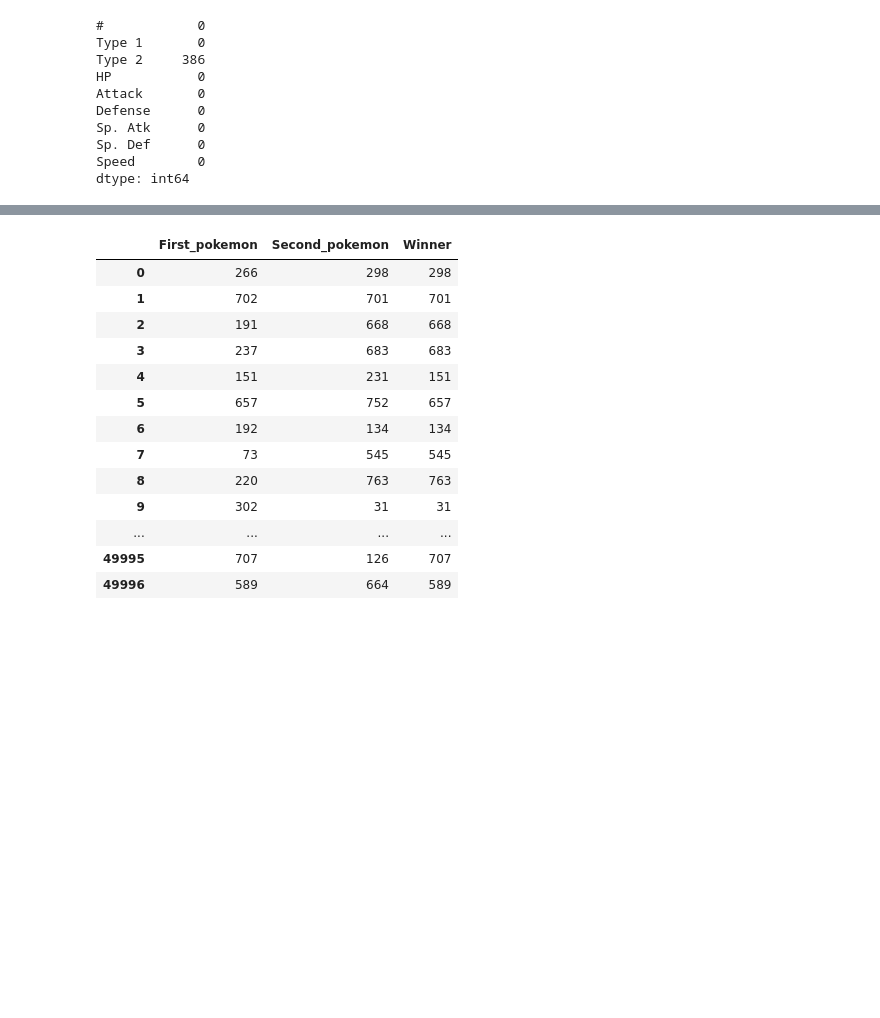
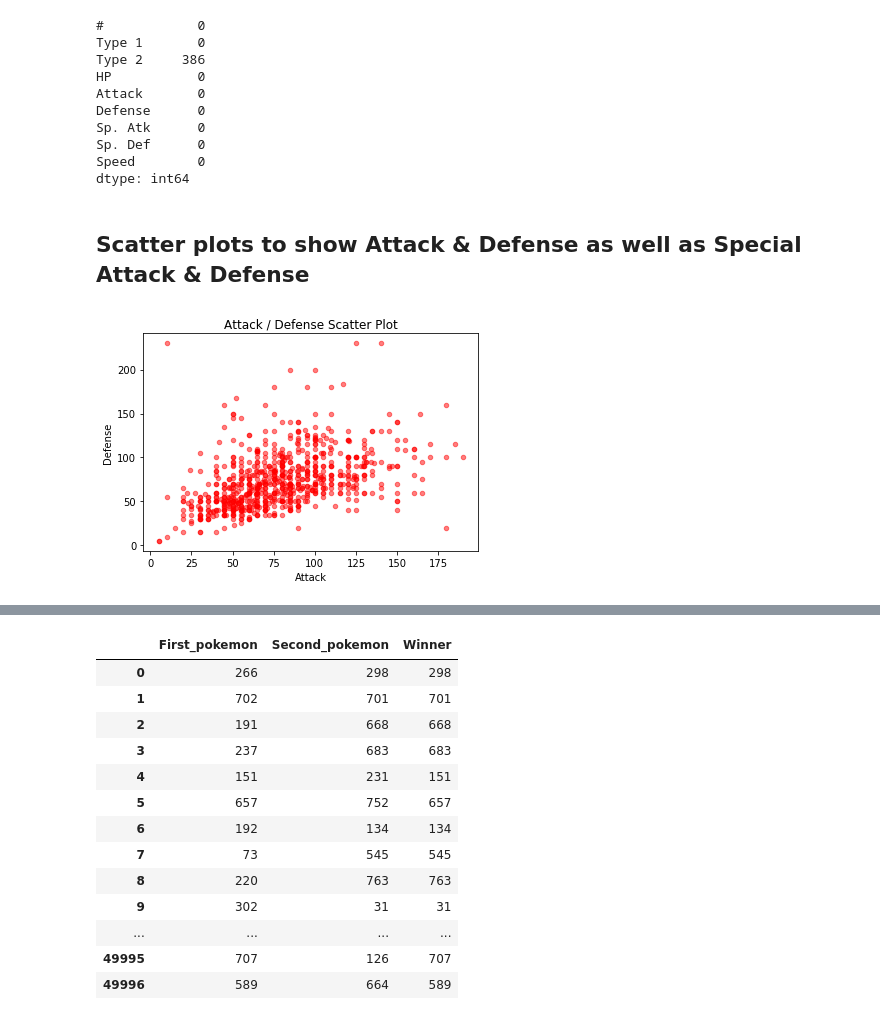
Before and after one commit to dannypadilla/pokemon-battle-predictor, a Jupyter notebook: pokemon-battle-prediction.ipynb, the cells around one changed output, grey strips where cells are left out. Saved outputs shown, nothing was run; the diff lists cells and outputs as text; code cells hidden in the pictures; blank space fills up the shorter version.

```diff
--- a/pokemon-battle-prediction.ipynb
+++ b/pokemon-battle-prediction.ipynb
@@ -130,3 +145,15 @@ Sp. Atk      0
 Sp. Def      0
 Speed        0
 dtype: int64
+# %% [markdown]
+## Scatter plots to show Attack & Defense as well as Special Attack & Defense
+# %%
+pokemon_update_df.plot(kind='scatter', x='Attack', y='Defense', alpha=.5, color='red')
+plt.xlabel('Attack')
+plt.ylabel('Defense')
+
+plt.title('Attack / Defense Scatter Plot')
+
+plt.show()
+# %% [output]
+[figure, added]
```
Also changed, not shown: parts of 16 cells of this notebook, 1 other file.
